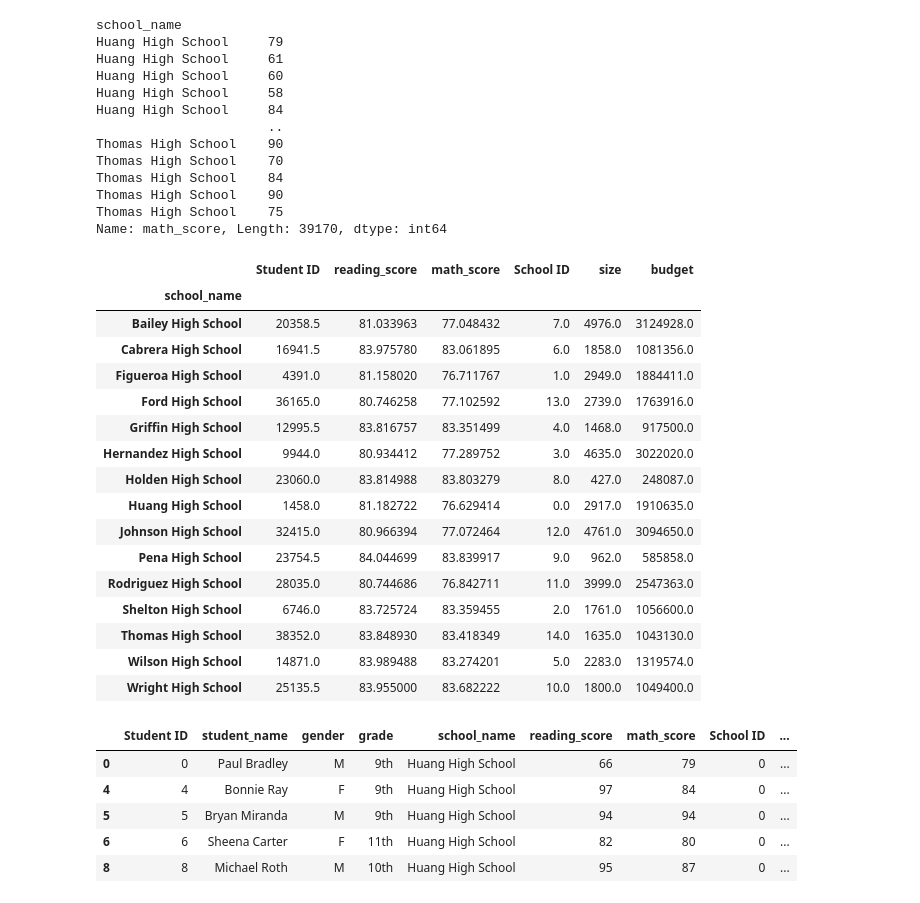
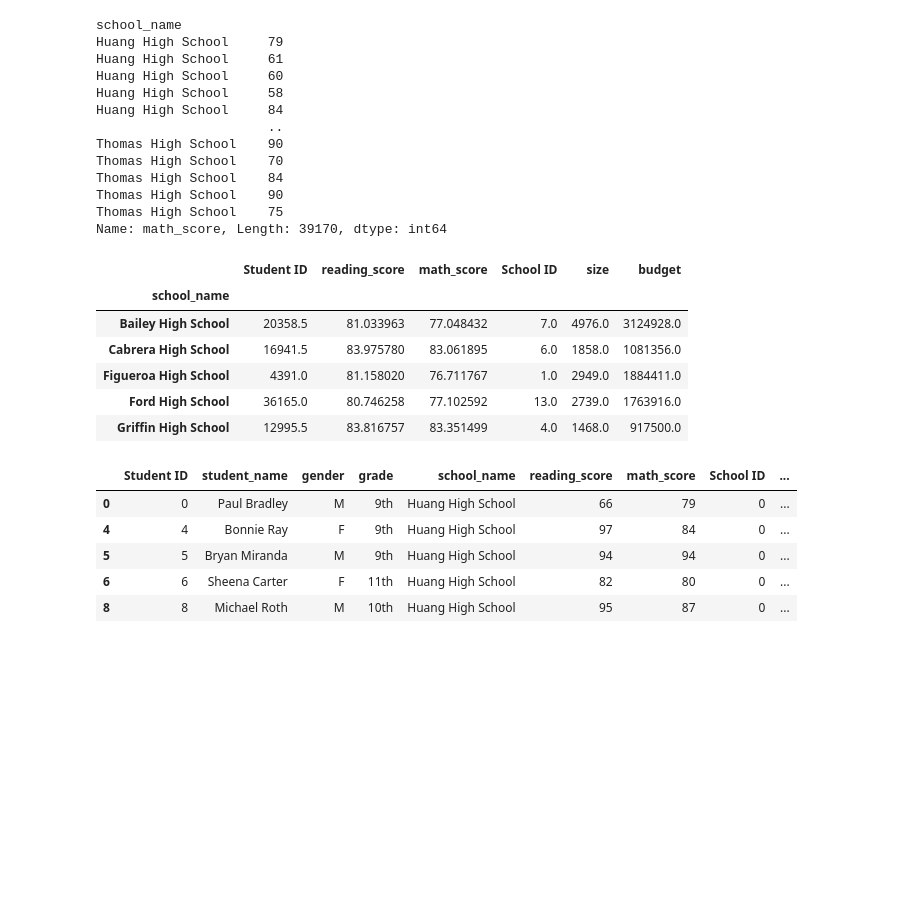
Before and after one commit to JPeterson2017/School_District_Analysis, a Jupyter notebook: PyCitySchools.ipynb, the cells around one changed output. Drawn from its saved outputs; the diff is of its cells as text; code cells hidden in the pictures; blank space fills up the shorter version.

```diff
--- a/PyCitySchools.ipynb
+++ b/PyCitySchools.ipynb
@@ -336,25 +336,15 @@ Thomas High School    75
 Name: math_score, Length: 39170, dtype: int64
 # %%
 per_school_averages = school_data_complete_df.groupby(["school_name"]).mean()
-per_school_averages
+per_school_averages.head()
 # %% [output]
 |  | Student ID | reading_score | math_score | School ID | size | budget |
 | school_name |  |  |  |  |  |  |
 | Bailey High School | 20358.5 | 81.033963 | 77.048432 | 7.0 | 4976.0 | 3124928.0 |
 | Cabrera High School | 16941.5 | 83.975780 | 83.061895 | 6.0 | 1858.0 | 1081356.0 |
 | Figueroa High School | 4391.0 | 81.158020 | 76.711767 | 1.0 | 2949.0 | 1884411.0 |
 | Ford High School | 36165.0 | 80.746258 | 77.102592 | 13.0 | 2739.0 | 1763916.0 |
 | Griffin High School | 12995.5 | 83.816757 | 83.351499 | 4.0 | 1468.0 | 917500.0 |
-| Hernandez High School | 9944.0 | 80.934412 | 77.289752 | 3.0 | 4635.0 | 3022020.0 |
-| Holden High School | 23060.0 | 83.814988 | 83.803279 | 8.0 | 427.0 | 248087.0 |
-| Huang High School | 1458.0 | 81.182722 | 76.629414 | 0.0 | 2917.0 | 1910635.0 |
-| Johnson High School | 32415.0 | 80.966394 | 77.072464 | 12.0 | 4761.0 | 3094650.0 |
-| Pena High School | 23754.5 | 84.044699 | 83.839917 | 9.0 | 962.0 | 585858.0 |
-| Rodriguez High School | 28035.0 | 80.744686 | 76.842711 | 11.0 | 3999.0 | 2547363.0 |
-| Shelton High School | 6746.0 | 83.725724 | 83.359455 | 2.0 | 1761.0 | 1056600.0 |
-| Thomas High School | 38352.0 | 83.848930 | 83.418349 | 14.0 | 1635.0 | 1043130.0 |
-| Wilson High School | 14871.0 | 83.989488 | 83.274201 | 5.0 | 2283.0 | 1319574.0 |
-| Wright High School | 25135.5 | 83.955000 | 83.682222 | 10.0 | 1800.0 | 1049400.0 |
 # %%
 
 per_school_math = school_data_complete_df.groupby(["school_name"]).mean()["math_score"]
```
Also changed, not shown: parts of 42 cells of this notebook, 2 other files.
